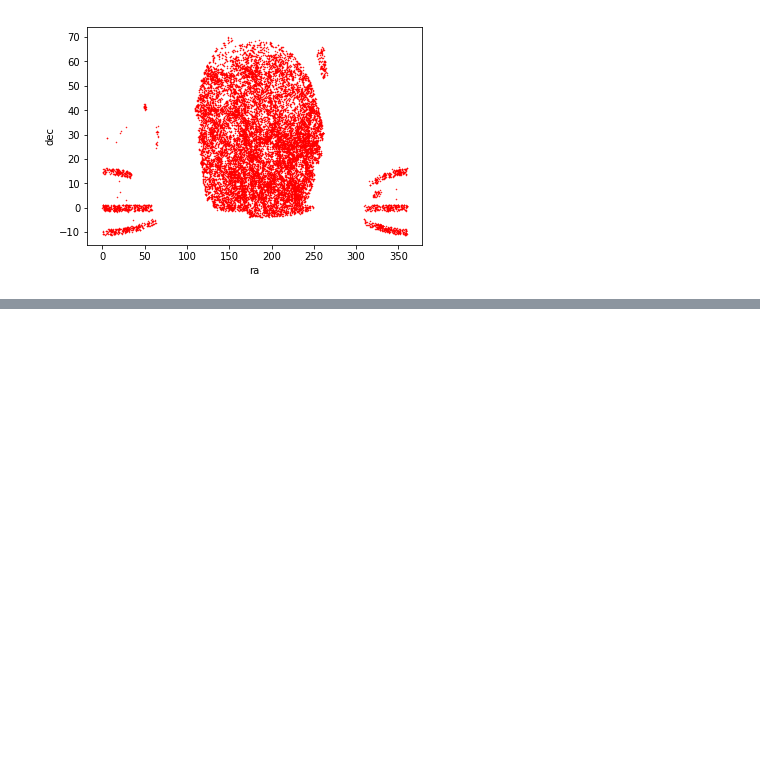
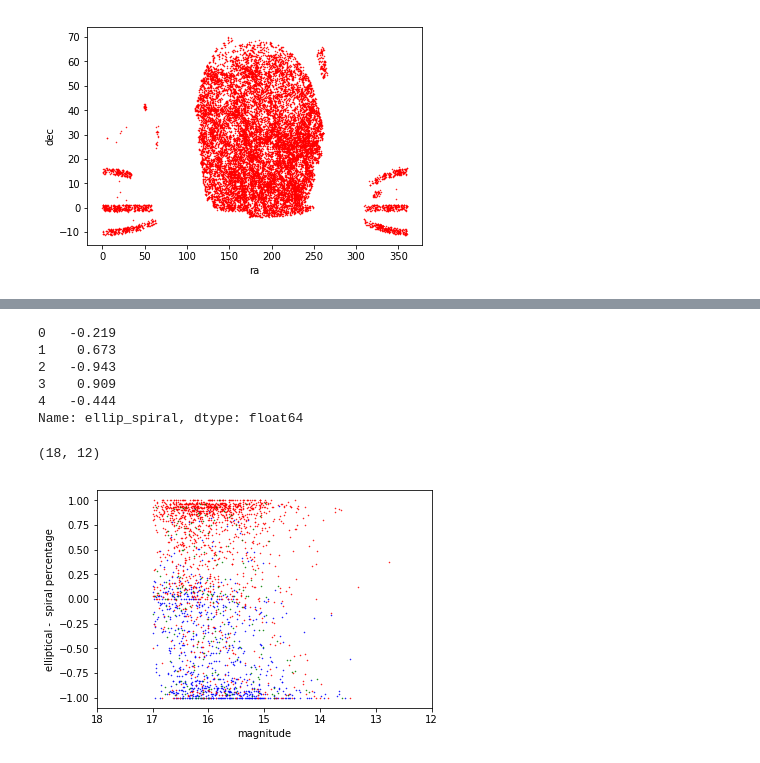
Before and after one commit to anikacave/morphology-analysis, a Jupyter notebook: Research.ipynb, the cells around one changed output, grey strips where cells are left out. Saved outputs shown, nothing was run; the diff lists cells and outputs as text; code cells hidden in the pictures; blank space fills up the shorter version.

```diff
--- a/Research.ipynb
+++ b/Research.ipynb
@@ -270,0 +344,19 @@ Plotting images...
+# %%
+all_gals['ellip_spiral'].head()
+# %% [output]
+0   -0.219
+1    0.673
+2   -0.943
+3    0.909
+4   -0.444
+Name: ellip_spiral, dtype: float64
+# %%
+plt.scatter(blue2['mag'], blue2['ellip_spiral'],  s=1, marker = '.', color = 'Blue')
+plt.scatter(red2['mag'], red2['ellip_spiral'],  s=1, marker = '.', color = 'Red')
+plt.scatter(green2['mag'], green2['ellip_spiral'],  s=1, marker = '.', color = 'Green')
+plt.xlabel('magnitude')
+plt.ylabel('elliptical -  spiral percentage')
+plt.xlim(18, 12)
+# %% [output]
+(18, 12)
+[figure, added]
```
Also changed, not shown: parts of 18 cells of this notebook.
